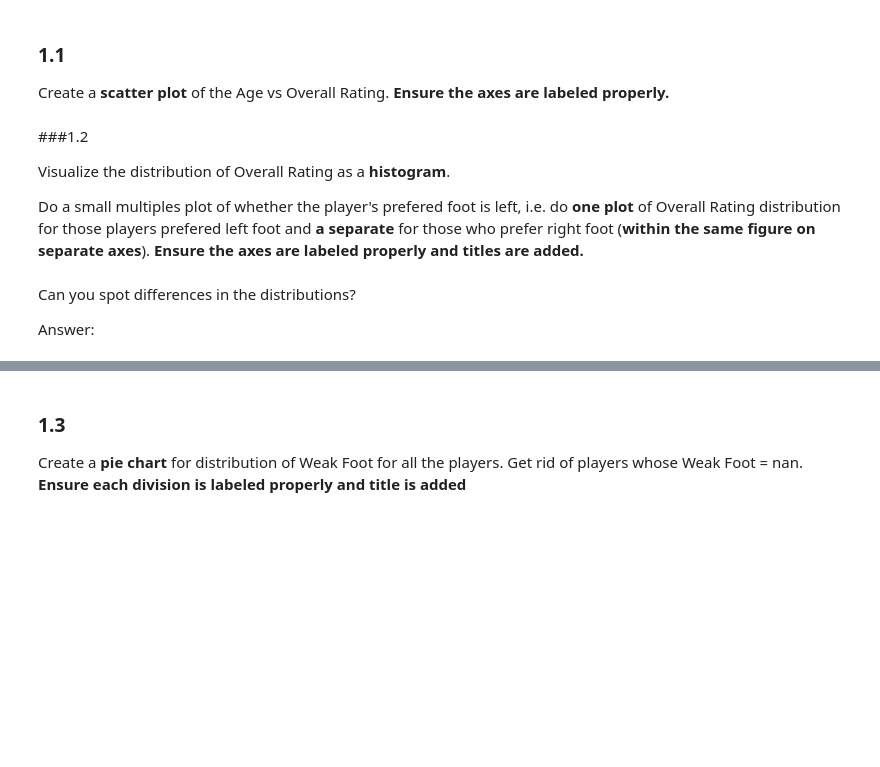
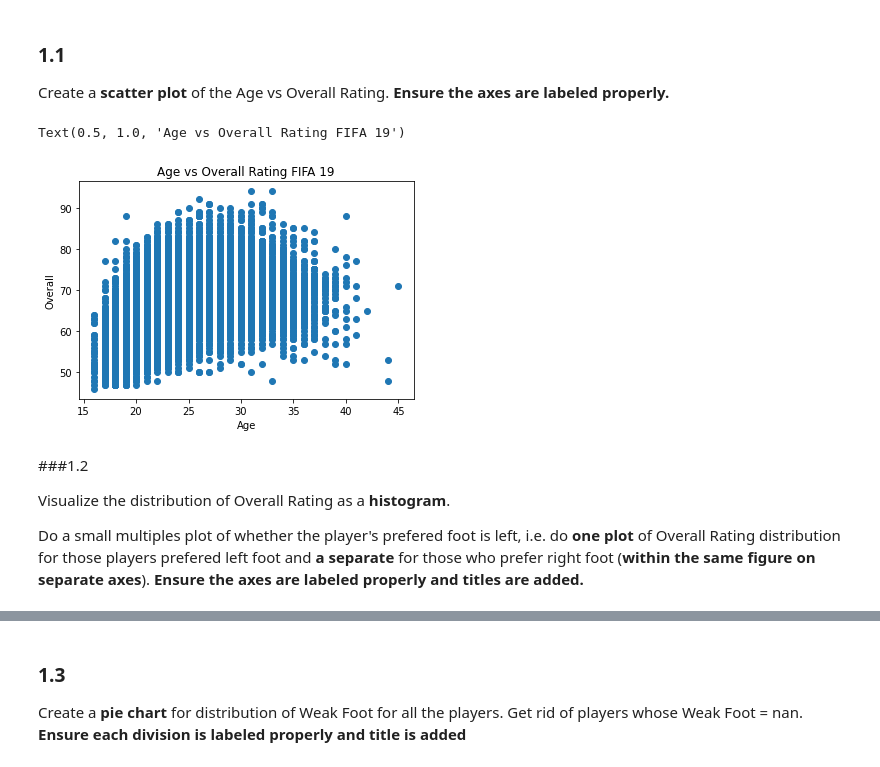
Before and after one commit to klettg/Applied-Machine-Learning-4995-F21, a Jupyter notebook: AML_Homework1.ipynb, the cells around one changed output, grey strips where cells are left out. Cells and saved outputs as stored; diff of their text form; code cells hidden in the pictures; blank space fills up the shorter version.

```diff
--- a/AML_Homework1.ipynb
+++ b/AML_Homework1.ipynb
@@ -32,3 +39,12 @@ properly.**
+# %%
+plt.figure()
+plt.scatter(df.Age, df.Overall)
+plt.xlabel(df.Age.name)
+plt.ylabel(df.Overall.name)
+plt.title("Age vs Overall Rating FIFA 19")
+# %% [output]
+Text(0.5, 1.0, 'Age vs Overall Rating FIFA 19')
+[figure, added]
 # %% [markdown]
 ###1.2
 
@@ -40,4 +53,0 @@ Do a small multiples plot of whether the player's prefered foot is left, i.e. do
-# %% [markdown]
-Can you spot differences in the distributions?
-
-Answer:
```
Also changed, not shown: parts of 27 cells of this notebook.
